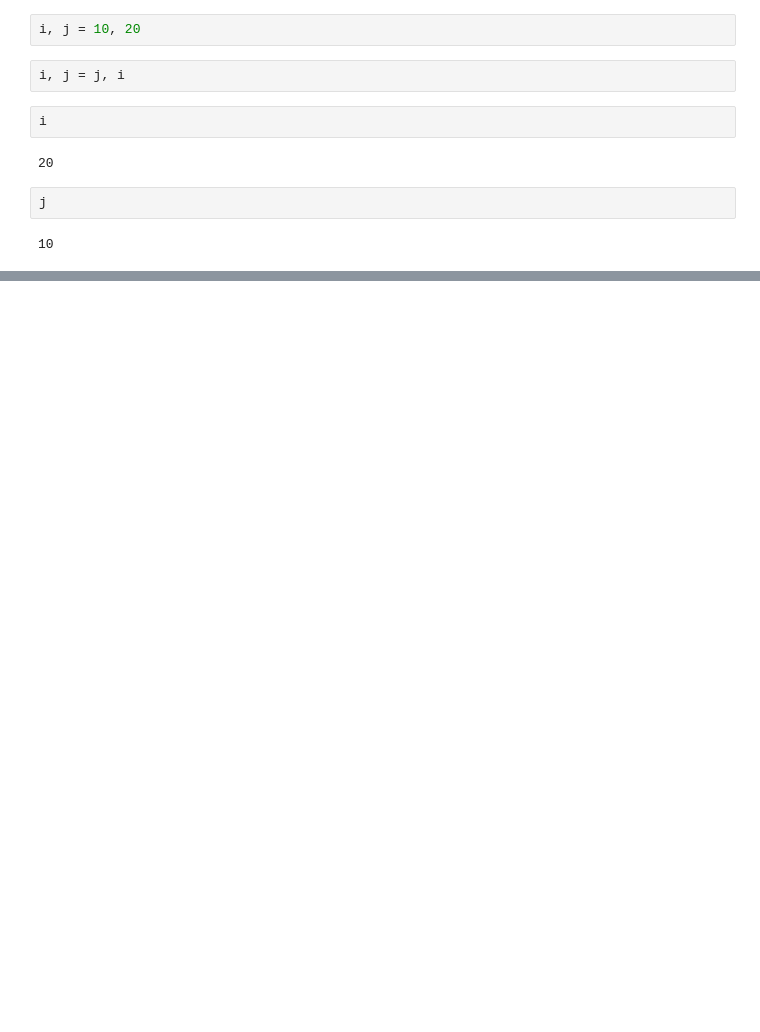
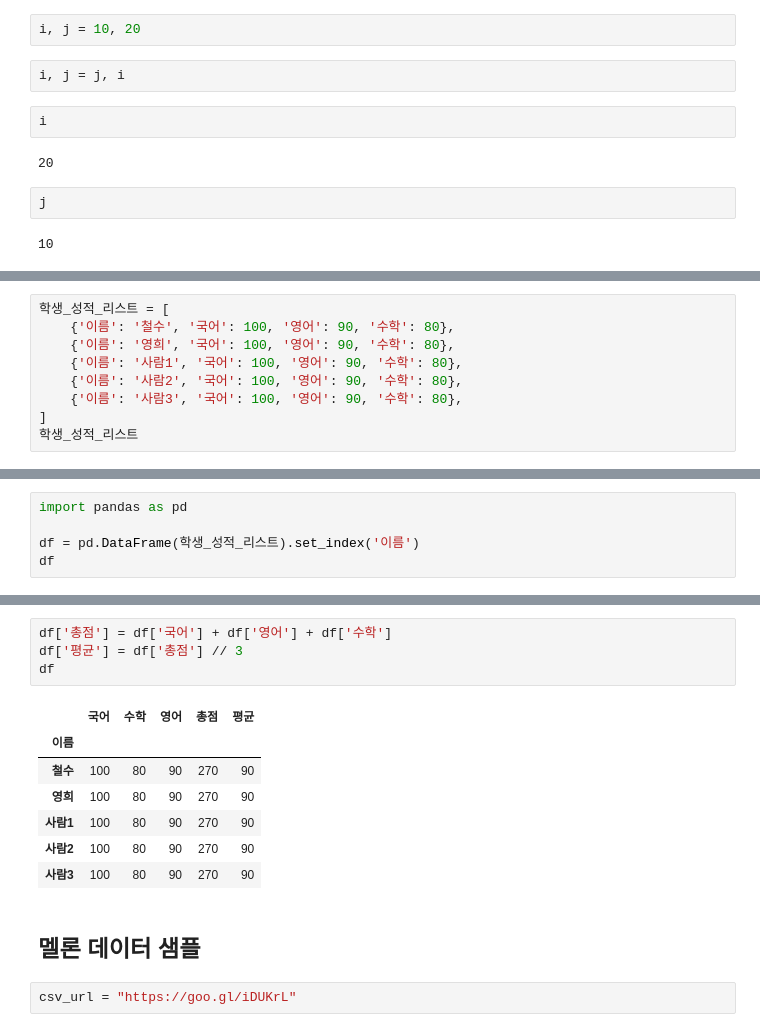
Before and after one commit to CodingSta/demo-pusan-201902-python, a Jupyter notebook: Python 1.ipynb, the cells around one changed output, grey strips where cells are left out. Drawn from its saved outputs; the diff is of its cells as text; blank space fills up the shorter version.

```diff
--- a/Python 1.ipynb
+++ b/Python 1.ipynb
@@ -410,0 +497,9 @@ j
+# %%
+학생_성적_리스트 = [
+    {'이름': '철수', '국어': 100, '영어': 90, '수학': 80},
+    {'이름': '영희', '국어': 100, '영어': 90, '수학': 80},
+    {'이름': '사람1', '국어': 100, '영어': 90, '수학': 80},
+    {'이름': '사람2', '국어': 100, '영어': 90, '수학': 80},
+    {'이름': '사람3', '국어': 100, '영어': 90, '수학': 80},
+]
+학생_성적_리스트
@@ -410,0 +512,5 @@ j
+# %%
+import pandas as pd
+
+df = pd.DataFrame(학생_성적_리스트).set_index('이름')
+df
@@ -410,0 +525,16 @@ j
+# %%
+df['총점'] = df['국어'] + df['영어'] + df['수학']
+df['평균'] = df['총점'] // 3
+df
+# %% [output]
+|  | 국어 | 수학 | 영어 | 총점 | 평균 |
+| 이름 |  |  |  |  |  |
+| 철수 | 100 | 80 | 90 | 270 | 90 |
+| 영희 | 100 | 80 | 90 | 270 | 90 |
+| 사람1 | 100 | 80 | 90 | 270 | 90 |
+| 사람2 | 100 | 80 | 90 | 270 | 90 |
+| 사람3 | 100 | 80 | 90 | 270 | 90 |
+# %% [markdown]
+## 멜론 데이터 샘플
+# %%
+csv_url = "https://goo.gl/iDUKrL"
```
Also changed, not shown: parts of 44 cells of this notebook.
